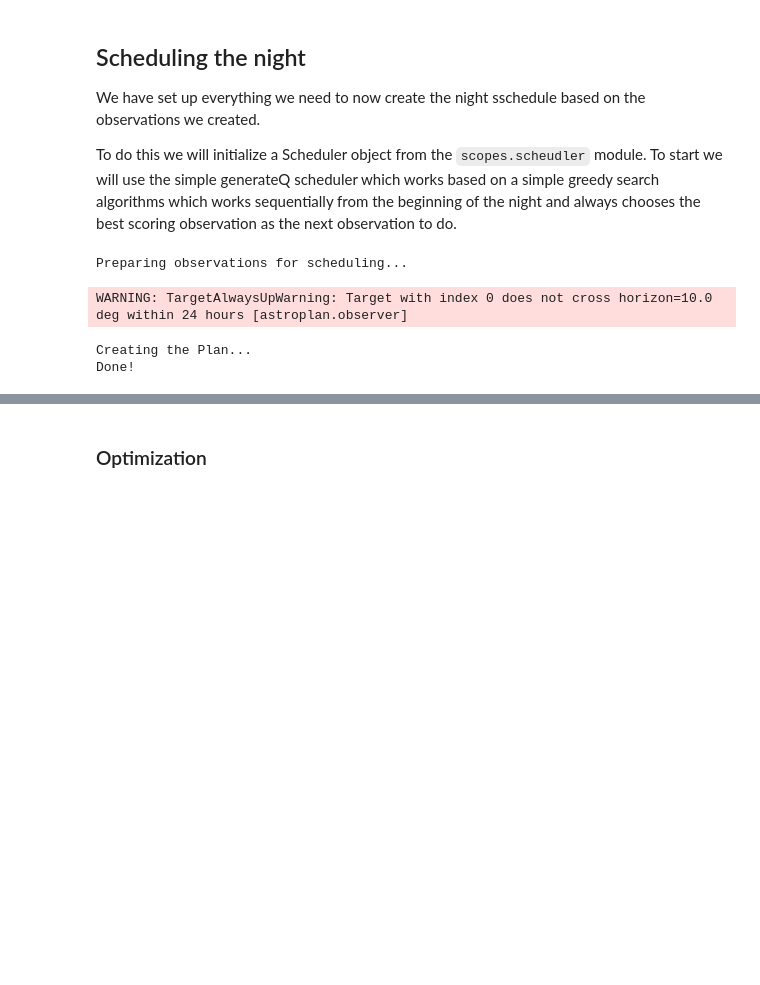
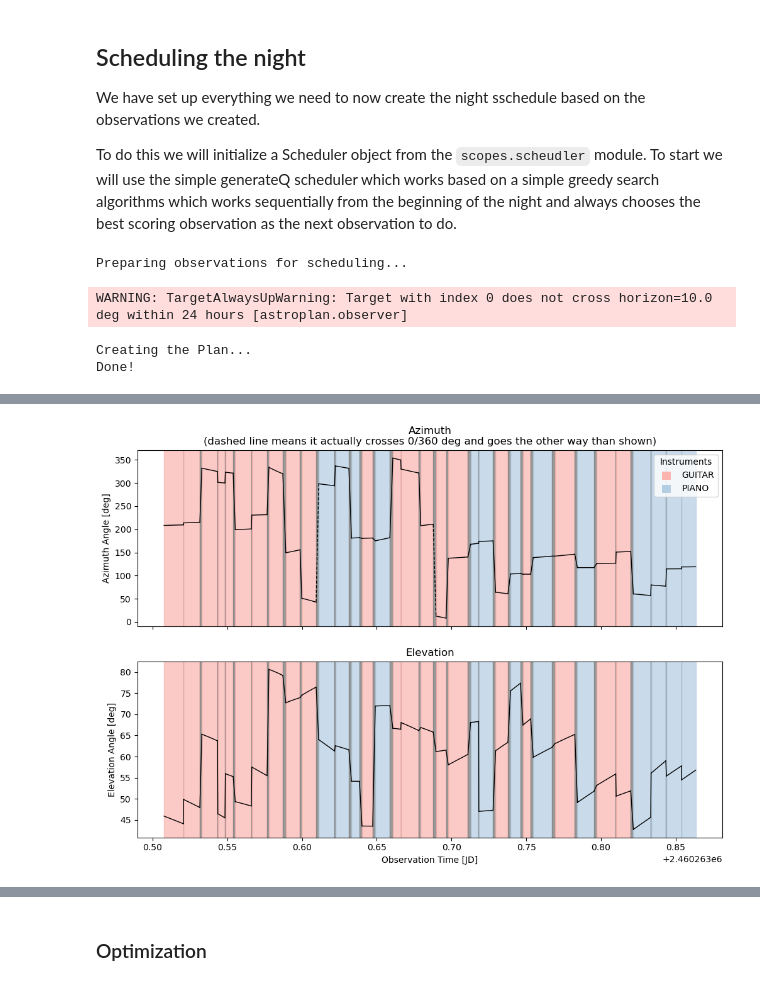
Before and after one commit to nicochunger/SCOPES, a Jupyter notebook: scopes_example.ipynb, the cells around one changed output, grey strips where cells are left out. Cells and saved outputs as stored; diff of their text form; code cells hidden in the pictures; blank space fills up the shorter version.

```diff
--- a/scopes_example.ipynb
+++ b/scopes_example.ipynb
@@ -361,0 +362,4 @@ plan.plot_polar()
+# %%
+plan.plot_altaz()
+# %% [output]
+[figure, added]
```
Also changed, not shown: parts of 19 cells of this notebook, 3 other files.
